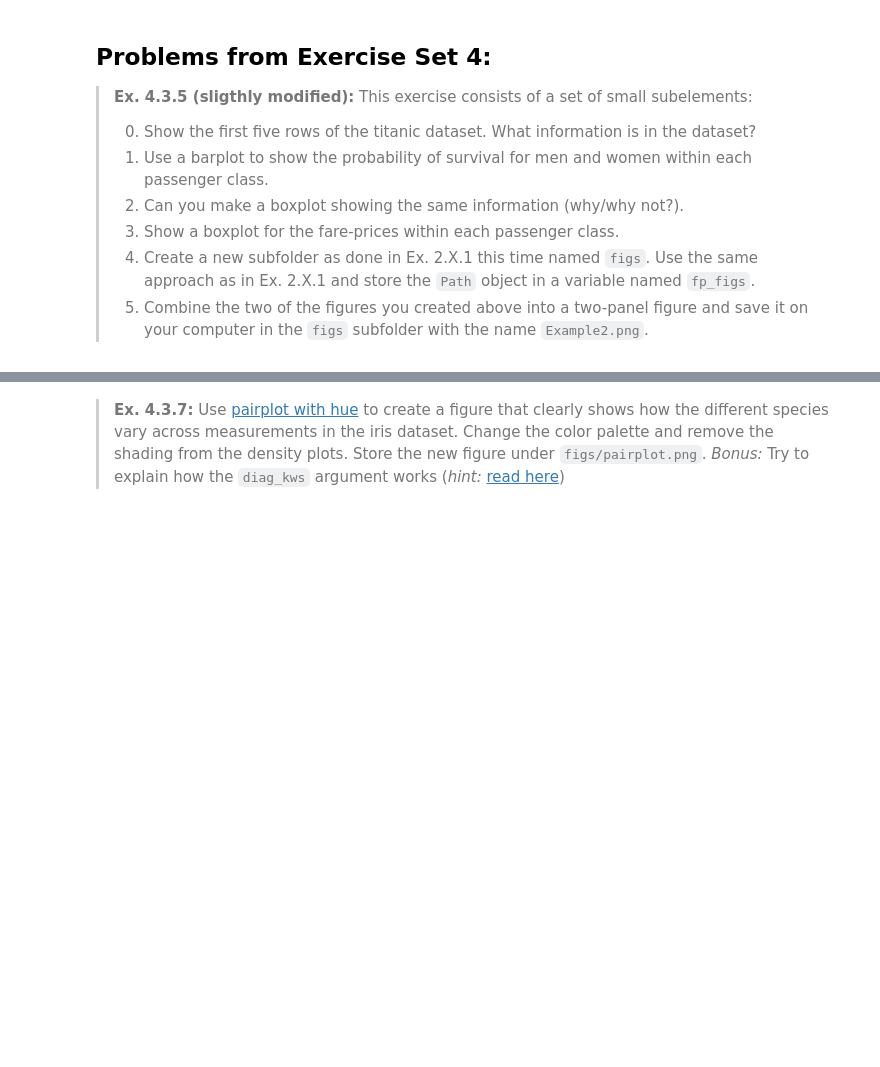
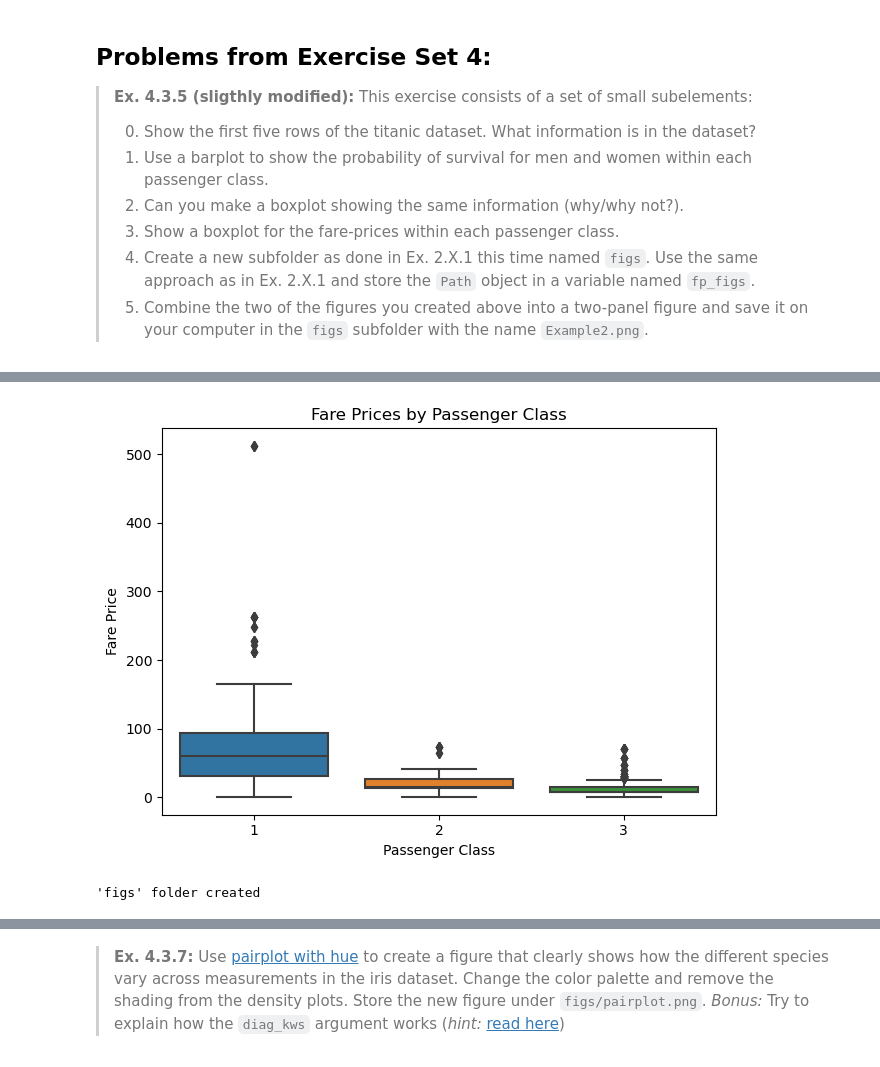
Before and after one commit to mcp656/ISDS-2024, a Jupyter notebook: Assignments/assignment1/assignment1.ipynb, the cells around one changed output, grey strips where cells are left out. Cells and saved outputs as stored; diff of their text form; code cells hidden in the pictures; blank space fills up the shorter version.

```diff
--- a/Assignments/assignment1/assignment1.ipynb
+++ b/Assignments/assignment1/assignment1.ipynb
@@ -747,0 +795,38 @@ raise NotImplementedError()
+# %%
+#3.
+# We create a boxplot showing the fair prices within each passenger class
+fig, ax = plt.subplots()
+
+sns.boxplot(data=titanic,
+            x='pclass',
+            y='fare',)
+
+# We set the title, x- and ylabel and show the plot
+ax.set_title('Fare Prices by Passenger Class')
+ax.set_xlabel('Passenger Class')
+ax.set_ylabel('Fare Price')
+
+# Adjust layout to tight
+plt.tight_layout()
+
+# We display the plot
+plt.show();
+# %% [output]
+[figure, added]
+# %%
+#4.
+# Name of new folder
+name_of_folder = 'figs'
+
+# Creating new folder path
+current_folder = pathlib.Path.cwd()
+fp_figs = pathlib.Path(current_folder, name_of_folder)
+
+# Creating a try except statement to make sure the new folder is only created once
+try:
+    os.mkdir(fp_figs)
+    print(f"'{name_of_folder}' folder created")
+except FileExistsError:
+    print(f"'{name_of_folder}' folder already exists")
+# %% [output]
+'figs' folder created
```
Also changed, not shown: parts of 11 cells of this notebook, 3 other files.
